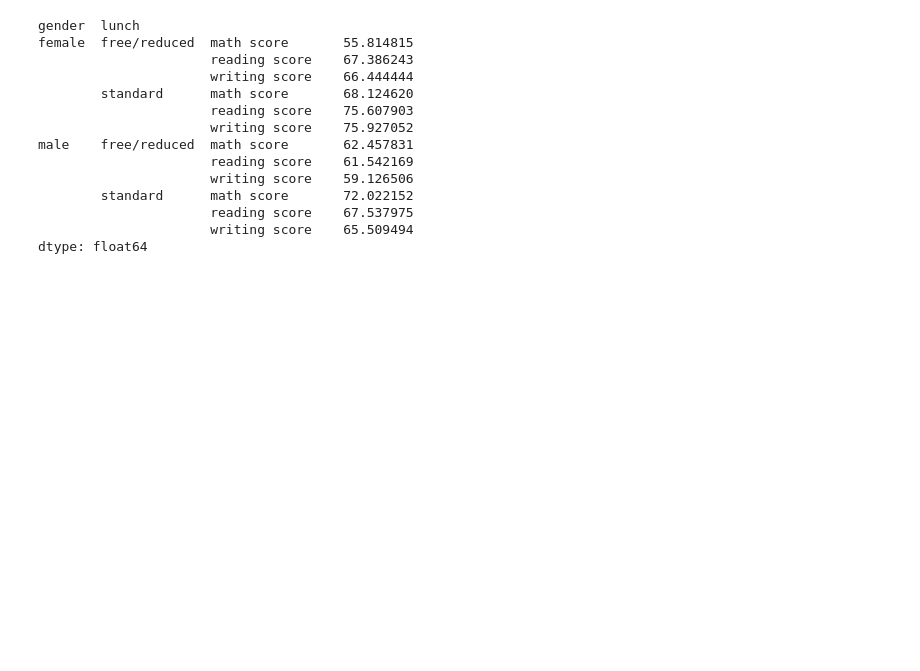
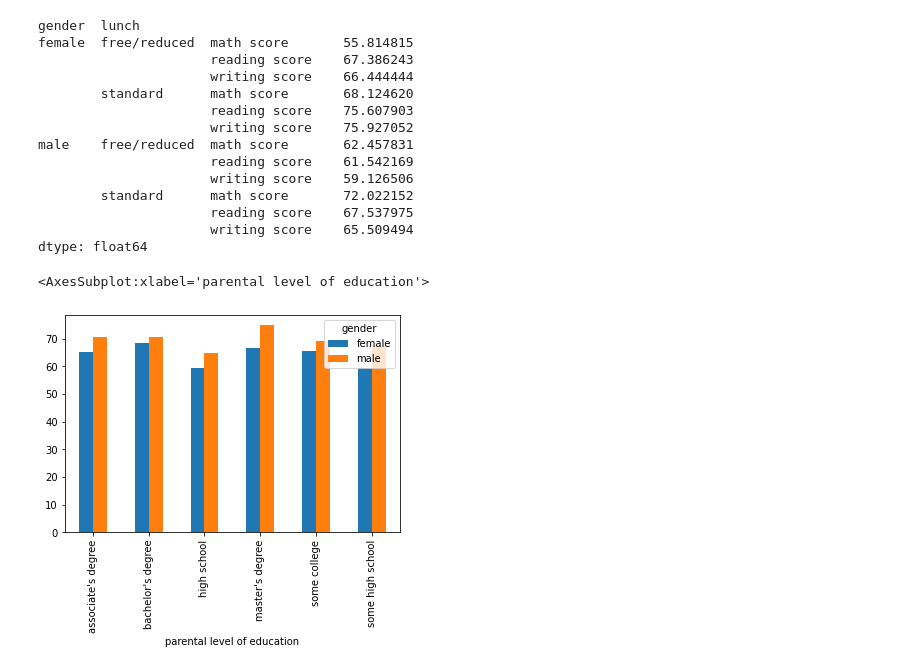
Before and after one commit to SunTzuLombardi/data-visualization-practice, a Jupyter notebook: visualization_practice.ipynb, the cells around one changed output. Saved outputs shown, nothing was run; the diff lists cells and outputs as text; code cells hidden in the pictures; blank space fills up the shorter version.

Commit message:
Added Pivot table plot bsed on education

```diff
--- a/visualization_practice.ipynb
+++ b/visualization_practice.ipynb
@@ -264,3 +264,9 @@ male    free/reduced  math score       62.457831
                       reading score    67.537975
                       writing score    65.509494
 dtype: float64
+# %%
+##pivot table
+df.pivot_table('math score',index='parental level of education', columns='gender',aggfunc='mean').plot(kind='bar')
+# %% [output]
+<AxesSubplot:xlabel='parental level of education'>
+[figure, added]
```
